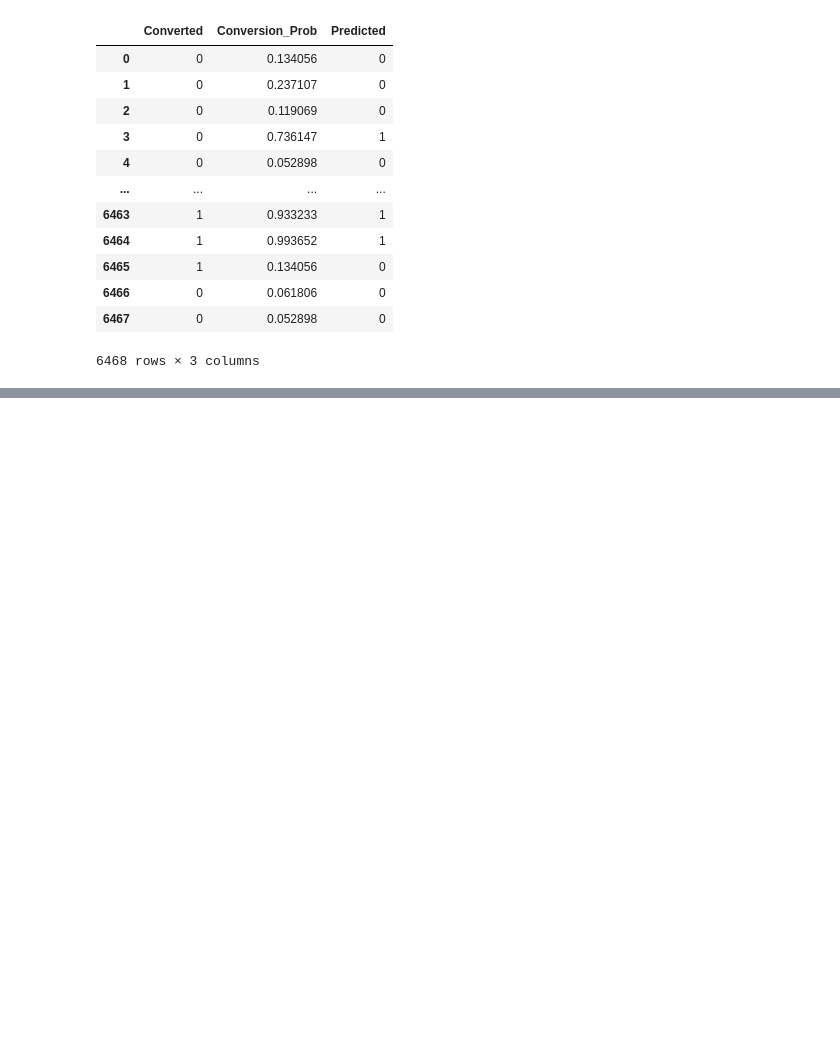
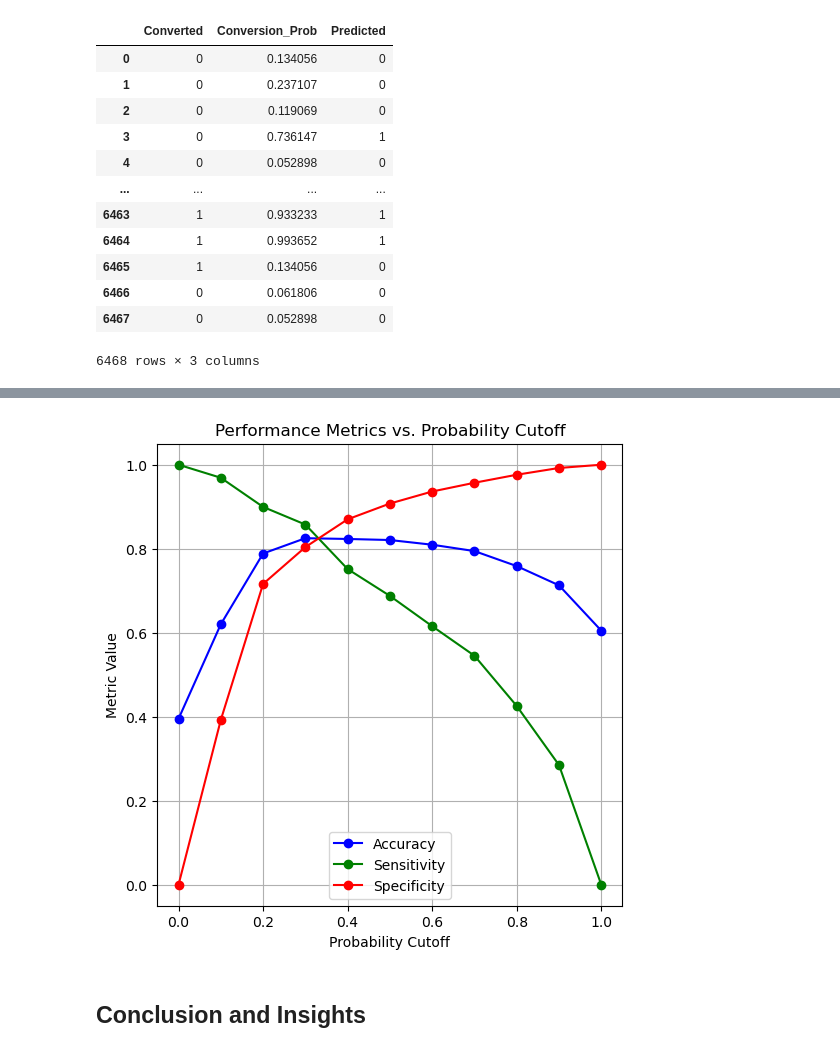
Before and after one commit to TPathak19/Lead-Scoring-Group-Assignment-Case-Study, a Jupyter notebook: Lead_Scoring_Group_Assignment_Study.ipynb, the cells around one changed output, grey strips where cells are left out. Cells and saved outputs as stored; diff of their text form; code cells hidden in the pictures; blank space fills up the shorter version.

```diff
--- a/Lead_Scoring_Group_Assignment_Study.ipynb
+++ b/Lead_Scoring_Group_Assignment_Study.ipynb
@@ -1077,0 +1326,26 @@ ROC-AUC Score: 0.8946
+# %%
+# Plotting accuracy, sensitivity, and specificity against cutoffs
+plt.figure(figsize=(6, 6))
+
+# Plot accuracy
+plt.plot(cutoff_df['prob'], cutoff_df['accuracy'], marker='o', label='Accuracy', color='blue')
+
+# Plot sensitivity
+plt.plot(cutoff_df['prob'], cutoff_df['sensitivity'], marker='o', label='Sensitivity', color='green')
+
+# Plot specificity
+plt.plot(cutoff_df['prob'], cutoff_df['specificity'], marker='o', label='Specificity', color='red')
+
+# Add labels and title
+plt.xlabel('Probability Cutoff')
+plt.ylabel('Metric Value')
+plt.title('Performance Metrics vs. Probability Cutoff')
+plt.legend(loc='best')
+plt.grid(True)
+
+# Show plot
+plt.show()
+# %% [output]
+[figure, added]
+# %% [markdown]
+## Conclusion and Insights
```
Also changed, not shown: parts of 33 cells of this notebook, 1 other file.
